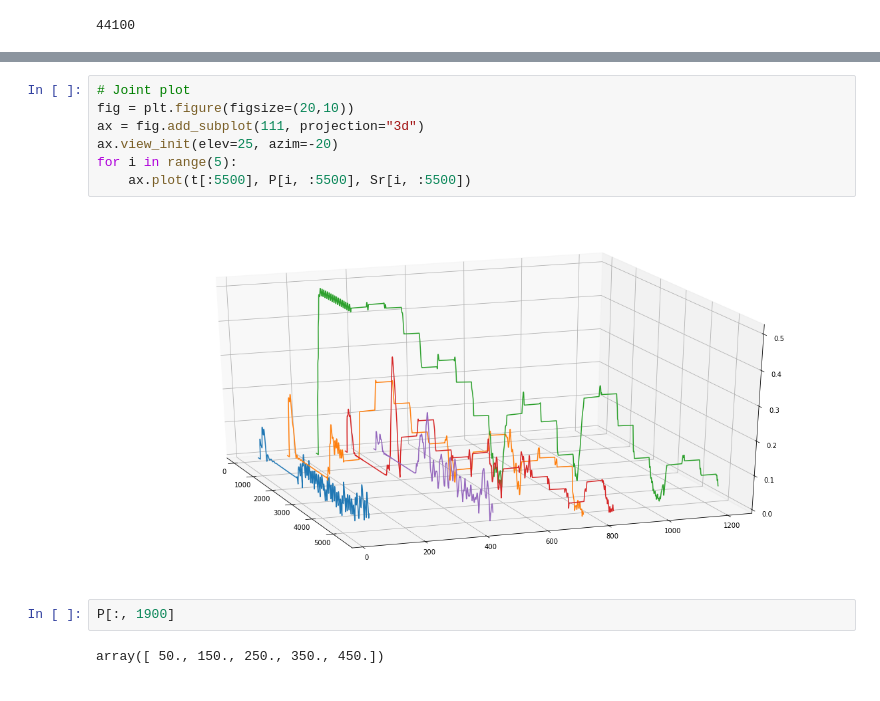
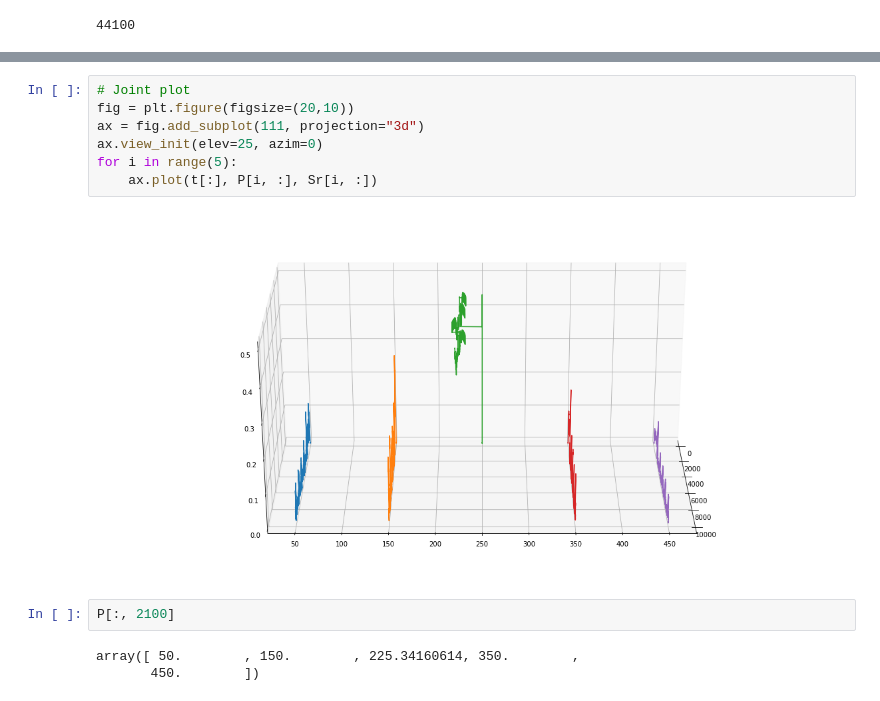
Before and after one commit to dthemg/PEARLS, a Jupyter notebook: view_results.ipynb, the cells around one changed output, grey strips where cells are left out. Saved outputs shown, nothing was run; the diff lists cells and outputs as text.

```diff
--- a/view_results.ipynb
+++ b/view_results.ipynb
@@ -79,13 +75,14 @@ Sr.shape
 # %%
 # Joint plot
 fig = plt.figure(figsize=(20,10))
 ax = fig.add_subplot(111, projection="3d")
-ax.view_init(elev=25, azim=-20)
+ax.view_init(elev=25, azim=0)
 for i in range(5):
-    ax.plot(t[:5500], P[i, :5500], Sr[i, :5500])
+    ax.plot(t[:], P[i, :], Sr[i, :])
 # %% [output]
-[figure, old version]
+[figure, new version]
 # %%
-P[:, 1900]
+P[:, 2100]
 # %% [output]
-array([ 50., 150., 250., 350., 450.])
+array([ 50.        , 150.        , 225.34160614, 350.        ,
+       450.        ])
```
Also changed, not shown: parts of 4 cells of this notebook, 3 other files.
